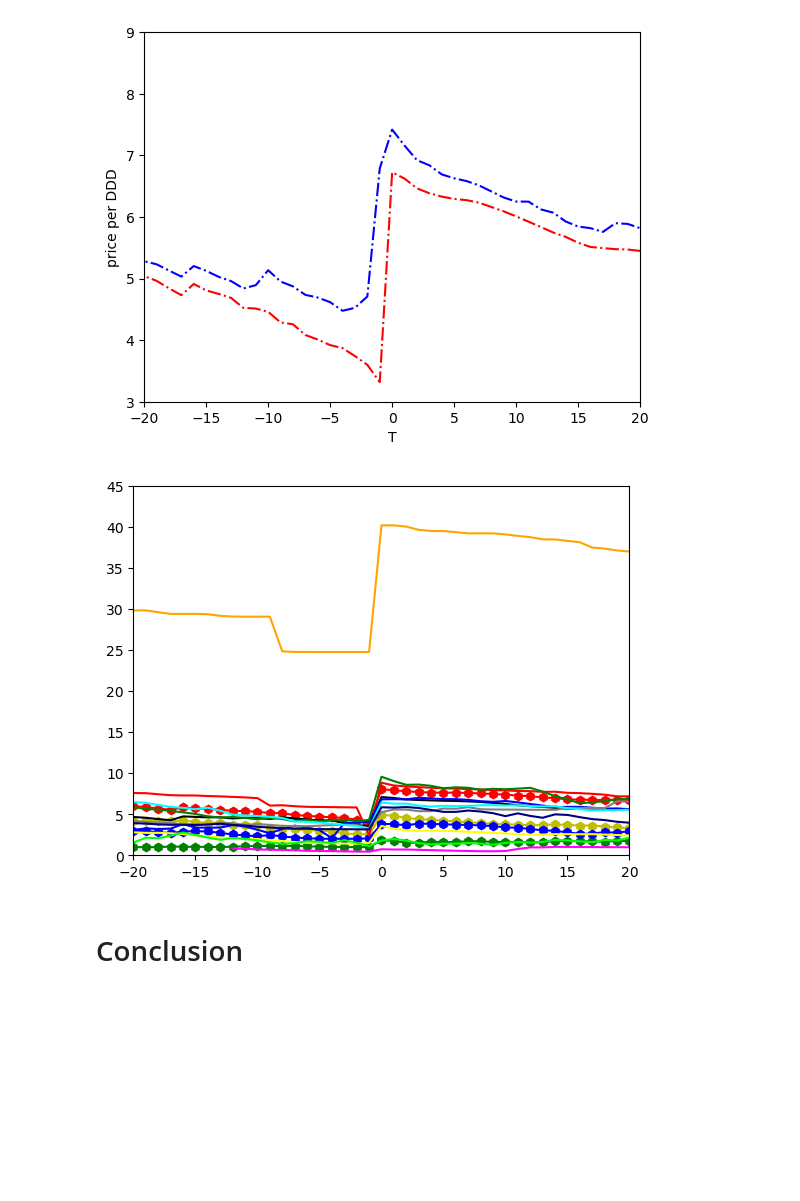
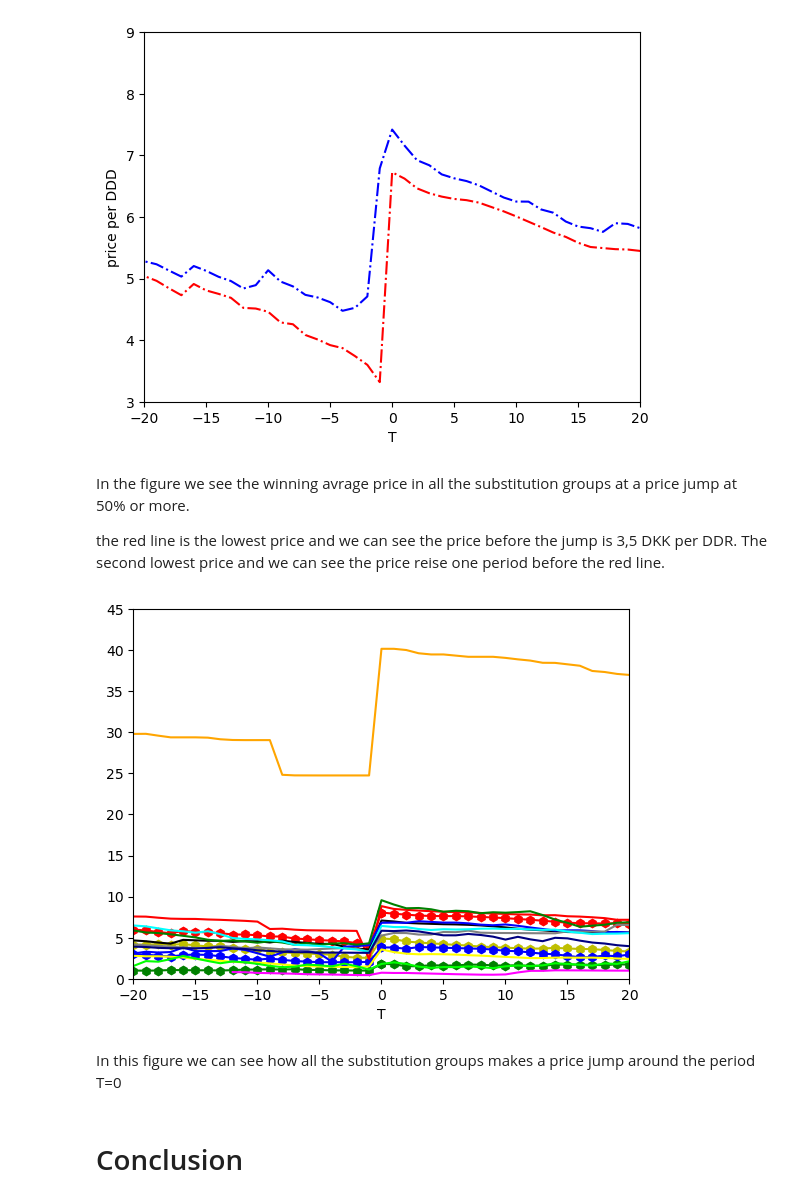
Before and after one commit to NumEconCopenhagen/projects-2023-rikke-og-emma, a Jupyter notebook: dataproject/dataproject.ipynb, the cells around one changed output. Saved outputs shown, nothing was run; the diff lists cells and outputs as text; code cells hidden in the pictures; blank space fills up the shorter version.

```diff
--- a/dataproject/dataproject.ipynb
+++ b/dataproject/dataproject.ipynb
@@ -295,6 +299,10 @@ datatvar.loc[10]/datatvar.loc[-1]
 pris    1.810926
 dtype: float64
 [figure]
+# %% [markdown]
+In the figure we see the winning avrage price in all the substitution groups at a price jump at 50% or more.
+
+the red line is the lowest price and we can see the price before the jump is 3,5 DKK per DDR. The second lowest price and we can see the price reise one period before the red line.
 # %%
 dat2 = pd.read_csv('dat2.csv', sep=',')
 
@@ -313,34 +321,37 @@ datgnsan = d4.groupby('tp').pris.mean().to_frame().append(d4.groupby('tm').pris.
 
 d5=dat3.loc[(dat3['gnsantal']>3) & (dat3['gnsantal']<=4)]
 datgnsan2 = d5.groupby('tp').pris.mean().to_frame().append(d5.groupby('tm').pris.mean().to_frame())
 
 d6=dat3.loc[(dat3['gnsantal']>4) & (dat3['gnsantal']<=5)]
 datgnsan3 = d6.groupby('tp').pris.mean().to_frame().append(d6.groupby('tm').pris.mean().to_frame())
 
 d7=dat3.loc[(dat3['gnsantal']>5)]
 datgnsan4 = d7.groupby('tp').pris.mean().to_frame().append(d7.groupby('tm').pris.mean().to_frame())
 
 plt.plot(datgnsan,'r-h')
 plt.plot(datgnsan2,'y-h')
 plt.plot(datgnsan3,'g-h')
 plt.plot(datgnsan4,'b-h')
 
 plt.ylim(0,12)
 plt.xlim(-20,20)
 
 Left = dat3['koder'].str[:1]
 dat3['Left']=Left
 colors=(['red', 'black', 'yellow', 'blue', 'green','grey', 'aqua', 'orange', 'navy', 'magenta', 'lime', 'pink'])
 ncolor=0
 for x in dat3['Left'].unique():
     x = dat3.loc[(dat3['Left']==x)]
     x = x.groupby('tp').pris.mean().to_frame().append(x.groupby('tm').pris.mean().to_frame())
     plt.plot(x, color=colors[ncolor])
     plt.ylim(0,45)
     plt.xlim(-20,20)
     ncolor+=1
+    plt.xlabel('T')
 # %% [output]
-[figure, old version]
+[figure, new version]
+# %% [markdown]
+In this figure we can see how all the substitution groups makes a price jump around the period T=0
 # %% [markdown]
 # Conclusion
 # %% [markdown]
```
Also changed, not shown: parts of 6 cells of this notebook, 1 other file.
